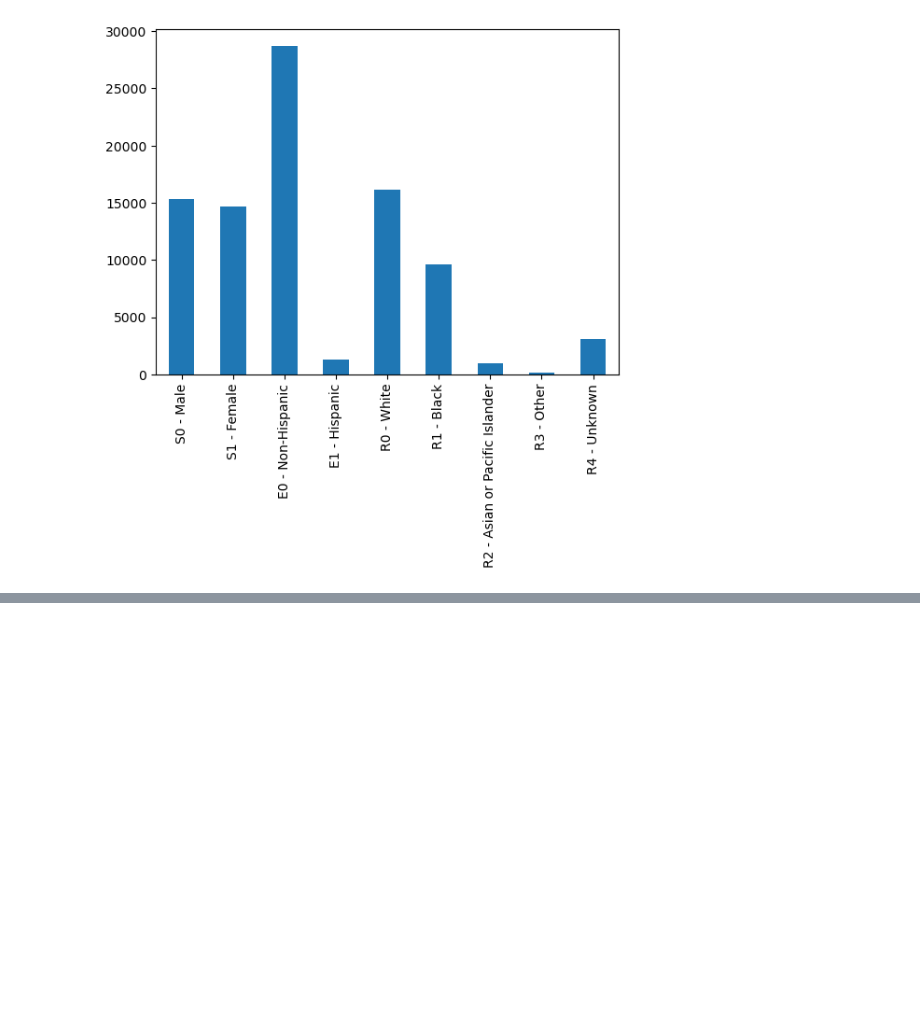
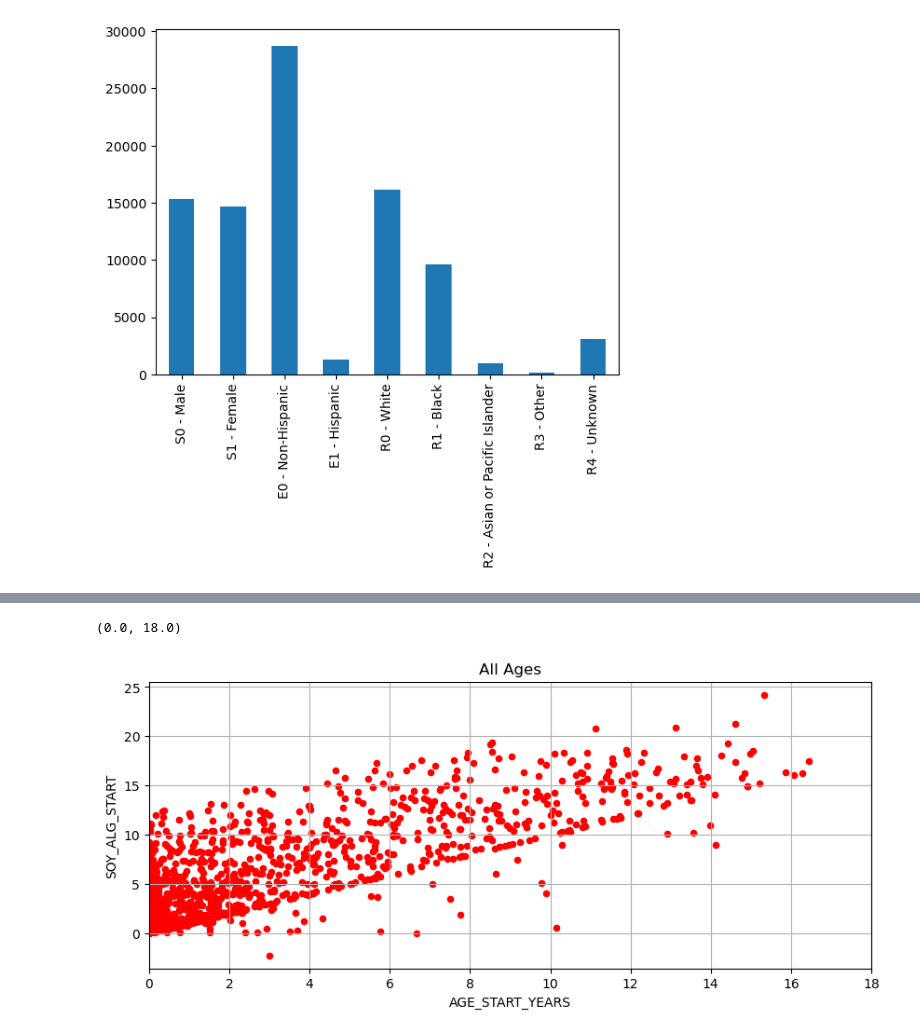
Before and after one commit to leahkrause/project_1, a Jupyter notebook: Allergy.ipynb, the cells around one changed output, grey strips where cells are left out. Cells and saved outputs as stored; diff of their text form; code cells hidden in the pictures; blank space fills up the shorter version.

```diff
--- a/Allergy.ipynb
+++ b/Allergy.ipynb
@@ -93,0 +195,8 @@ pd.concat([allergy_df.groupby('GENDER_FACTOR').count(),
+# %%
+soy_df_clean=clean_DataFrame('soy')
+
+nan_count=len(soy_df_clean[soy_df_clean['SOY_ALG_END'].isna()==True])
+
+soy_df_clean.fillna(0.0,inplace=True)
+print (f'\n{nan_count} number of NAs in the SOY_ALG_END column filled with zeros.\n')
+soy_df_clean.head()
@@ -93,0 +224,7 @@ pd.concat([allergy_df.groupby('GENDER_FACTOR').count(),
+# %%
+soy_df_clean.plot(kind="scatter", x="AGE_START_YEARS", y="SOY_ALG_START", grid=True,figsize=(10,4),color='red')
+plt.title('All Ages')
+plt.xlim(0,18)
+# %% [output]
+(0.0, 18.0)
+[figure, added]
```
Also changed, not shown: parts of 30 cells of this notebook.
